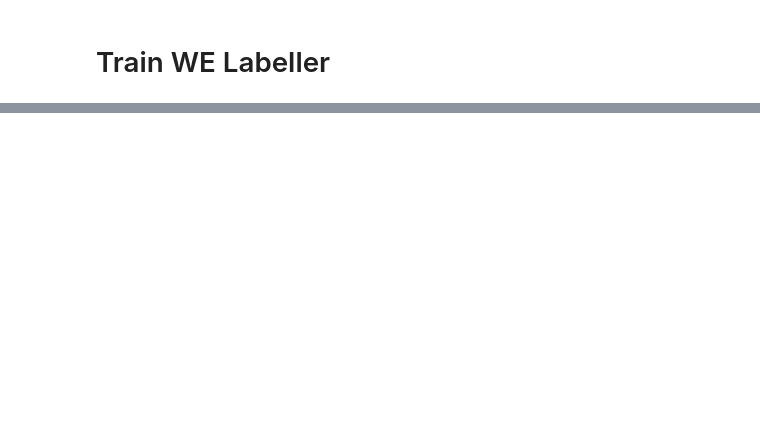
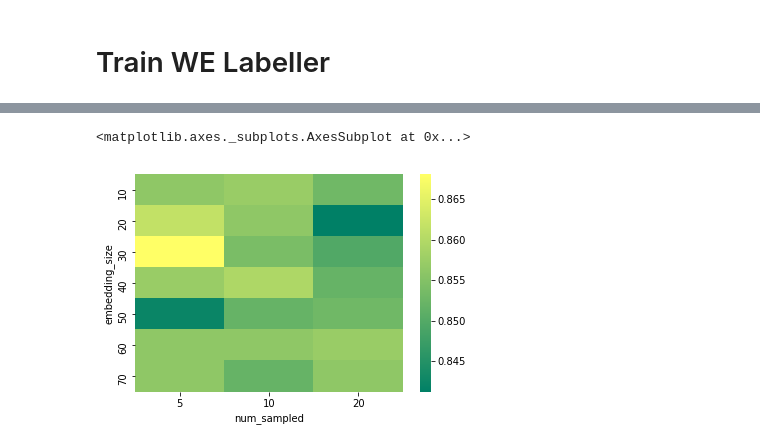
Before and after one commit to zl376/label_it, a Jupyter notebook: main.ipynb, the cells around one changed output, grey strips where cells are left out. Cells and saved outputs as stored; diff of their text form; code cells hidden in the pictures; blank space fills up the shorter version.

```diff
--- a/main.ipynb
+++ b/main.ipynb
@@ -130,0 +174,39 @@ perc_match
+# %%
+df_perf = pd.DataFrame()
+
+for embedding_size in (10, 20, 30, 40, 50, 60, 70):
+    for num_sampled in (5, 10, 20):
+
+        FN_WEIGHT = './weight_dbg/weight_WE_emb{0}_nce{1}.p'.format(embedding_size, num_sampled)
+
+        # Create model
+        model = WE_Label(word_size=N,
+                         vocabulary_size=len(universe_desc),
+                         label_size=len(universe_label),
+                         embedding_size=embedding_size)
+
+        # Build
+        model.build(universe_x=universe_desc, universe_y=universe_label)
+
+        # Compile
+        model.compile(num_sampled=num_sampled)     # num_samples:   no. of negative samples in tf.nn.nce_loss
+
+
+        model.fit(x_train, y_train, verbose=True)
+
+        # Save
+        model.save_model(FN_WEIGHT)
+
+        # Load
+        model.load_model(FN_WEIGHT)
+
+        # Inference
+        y_pred = model.predict(x_test)
+
+        # Evaluate
+        perc_match = (y_pred == y_test).sum() / y_test.shape[0]
+        print('emb {0}, nce {1}, acc {2}'.format(embedding_size, num_sampled, perc_match))
+
+        df_perf = df_perf.append(pd.DataFrame({'embedding_size': [embedding_size],
+                                               'num_sampled': [num_sampled],
+                                               'accuracy': [perc_match]}))
@@ -130,0 +231,5 @@ perc_match
+# %%
+sns.heatmap(df_perf.pivot(index='embedding_size', columns='num_sampled', values='accuracy'), cmap='summer')
+# %% [output]
+<matplotlib.axes._subplots.AxesSubplot at 0x...>
+[figure, added]
```
Also changed, not shown: parts of 19 cells of this notebook.
